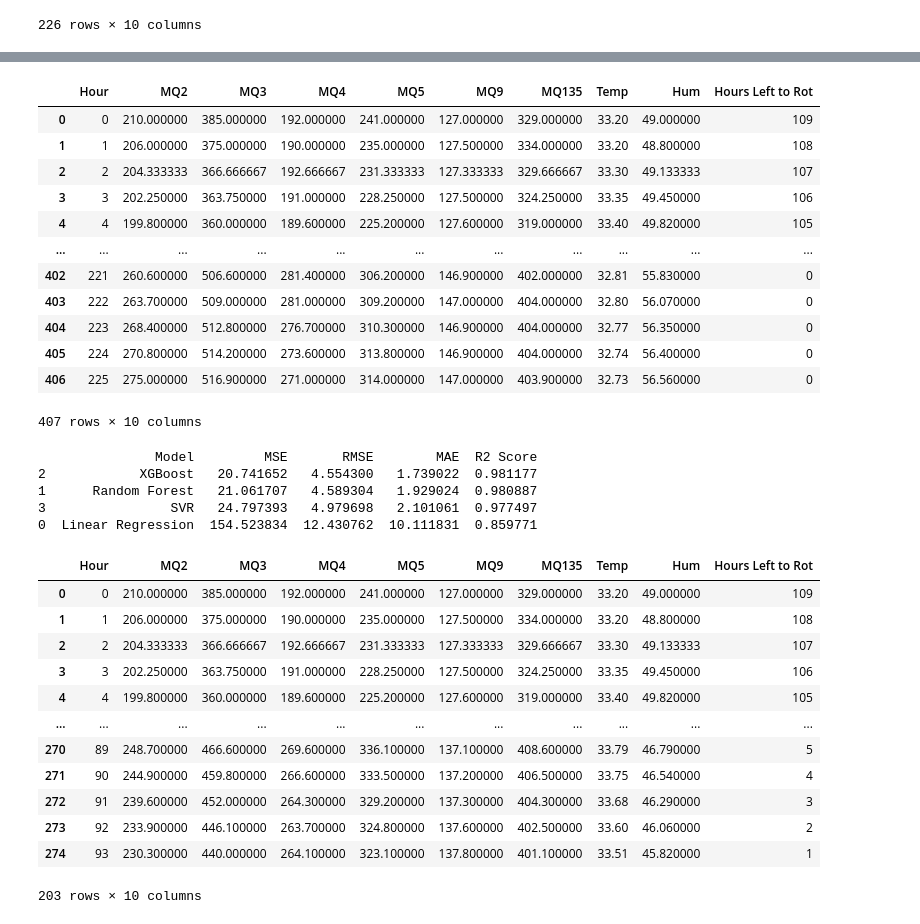
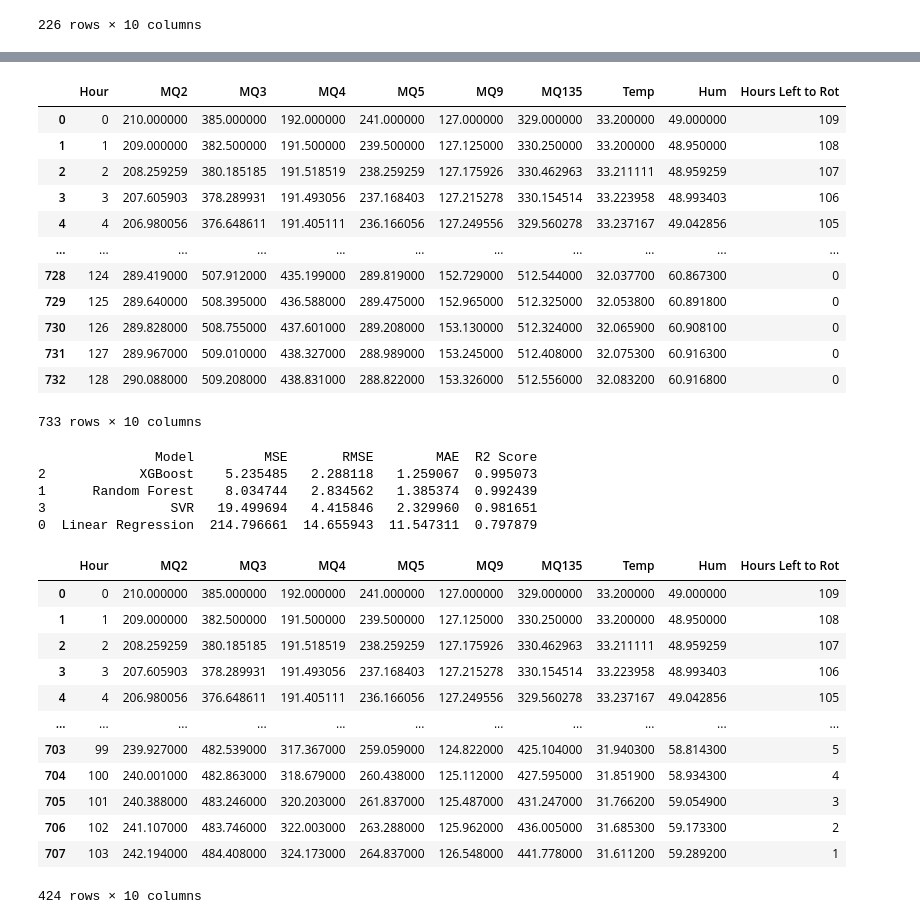
Before and after one commit to Aryan-Prasad-666/Sensor-Enabled-Freshness-Lifespan-Analysis, a Jupyter notebook: freshness_lifespan_analysis.ipynb, the cells around one changed output, grey strips where cells are left out. Cells and saved outputs as stored; diff of their text form; code cells hidden in the pictures.

```diff
--- a/freshness_lifespan_analysis.ipynb
+++ b/freshness_lifespan_analysis.ipynb
@@ -10,6 +10,8 @@ from sklearn.metrics import mean_squared_error, r2_score
 # %%
 df1 = pd.read_csv(r"Banana2_with_rot_hours.csv")
 df2 = pd.read_csv(r"Banana3_with_rot_hours.csv")
+df3 = pd.read_csv(r"Banana4_with_rot_hours.csv")
+df4 = pd.read_csv(r"Banana5_with_rot_hours.csv")
 # %%
 df1
 # %% [output]
@@ -57,6 +59,8 @@ def fill_nan_values(df):
 
 df1 = fill_nan_values(df1)
 df2 = fill_nan_values(df2)
+df3 = fill_nan_values(df3)
+df4 = fill_nan_values(df4)
 # %%
 plt.figure(figsize=(12, 6))
 plt.plot(df1['Hour'], df1['Hum'], label='Humidity (Filled)')
@@ -130,6 +186,24 @@ df2['MQ4'] = df2['MQ4'].rolling(window=10, min_periods=1).mean()
 df2['MQ5'] = df2['MQ5'].rolling(window=10, min_periods=1).mean()
 df2['MQ9'] = df2['MQ9'].rolling(window=10, min_periods=1).mean()
 df2['MQ135'] = df2['MQ135'].rolling(window=10, min_periods=1).mean()
+
+df3['Hum'] = df3['Hum'].rolling(window=10, min_periods=1).mean()
+df3['Temp'] = df3['Temp'].rolling(window=10, min_periods=1).mean()
+df3['MQ2'] = df3['MQ2'].rolling(window=10, min_periods=1).mean()
+df3['MQ3'] = df3['MQ3'].rolling(window=10, min_periods=1).mean()
+df3['MQ4'] = df3['MQ4'].rolling(window=10, min_periods=1).mean()
+df3['MQ5'] = df3['MQ5'].rolling(window=10, min_periods=1).mean()
+df3['MQ9'] = df3['MQ9'].rolling(window=10, min_periods=1).mean()
+df3['MQ135'] = df3['MQ135'].rolling(window=10, min_periods=1).mean()
+
+df4['Hum'] = df4['Hum'].rolling(window=10, min_periods=1).mean()
+df4['Temp'] = df4['Temp'].rolling(window=10, min_periods=1).mean()
+df4['MQ2'] = df4['MQ2'].rolling(window=10, min_periods=1).mean()
+df4['MQ3'] = df4['MQ3'].rolling(window=10, min_periods=1).mean()
+df4['MQ4'] = df4['MQ4'].rolling(window=10, min_periods=1).mean()
+df4['MQ5'] = df4['MQ5'].rolling(window=10, min_periods=1).mean()
+df4['MQ9'] = df4['MQ9'].rolling(window=10, min_periods=1).mean()
+df4['MQ135'] = df4['MQ135'].rolling(window=10, min_periods=1).mean()
 # %%
 plt.figure(figsize=(12, 6))
 plt.plot(df1['Hour'], df1['Hum'], label='Humidity (Filled)')
@@ -203,20 +344,20 @@ plt.show()
 # %%
-df = pd.concat([df1, df2], ignore_index=True)
+df = pd.concat([df1, df2, df3, df4], ignore_index=True)
 df
 # %% [output]
 |  | Hour | MQ2 | MQ3 | MQ4 | MQ5 | MQ9 | MQ135 | Temp | Hum | Hours Left to Rot |
-| 0 | 0 | 210.000000 | 385.000000 | 192.000000 | 241.000000 | 127.000000 | 329.000000 | 33.20 | 49.000000 | 109 |
-| 1 | 1 | 206.000000 | 375.000000 | 190.000000 | 235.000000 | 127.500000 | 334.000000 | 33.20 | 48.800000 | 108 |
-| 2 | 2 | 204.333333 | 366.666667 | 192.666667 | 231.333333 | 127.333333 | 329.666667 | 33.30 | 49.133333 | 107 |
-| 3 | 3 | 202.250000 | 363.750000 | 191.000000 | 228.250000 | 127.500000 | 324.250000 | 33.35 | 49.450000 | 106 |
-| 4 | 4 | 199.800000 | 360.000000 | 189.600000 | 225.200000 | 127.600000 | 319.000000 | 33.40 | 49.820000 | 105 |
+| 0 | 0 | 210.000000 | 385.000000 | 192.000000 | 241.000000 | 127.000000 | 329.000000 | 33.200000 | 49.000000 | 109 |
+| 1 | 1 | 209.000000 | 382.500000 | 191.500000 | 239.500000 | 127.125000 | 330.250000 | 33.200000 | 48.950000 | 108 |
+| 2 | 2 | 208.259259 | 380.185185 | 191.518519 | 238.259259 | 127.175926 | 330.462963 | 33.211111 | 48.959259 | 107 |
+| 3 | 3 | 207.605903 | 378.289931 | 191.493056 | 237.168403 | 127.215278 | 330.154514 | 33.223958 | 48.993403 | 106 |
+| 4 | 4 | 206.980056 | 376.648611 | 191.405111 | 236.166056 | 127.249556 | 329.560278 | 33.237167 | 49.042856 | 105 |
 | ... | ... | ... | ... | ... | ... | ... | ... | ... | ... | ... |
-| 402 | 221 | 260.600000 | 506.600000 | 281.400000 | 306.200000 | 146.900000 | 402.000000 | 32.81 | 55.830000 | 0 |
-| 403 | 222 | 263.700000 | 509.000000 | 281.000000 | 309.200000 | 147.000000 | 404.000000 | 32.80 | 56.070000 | 0 |
-| 404 | 223 | 268.400000 | 512.800000 | 276.700000 | 310.300000 | 146.900000 | 404.000000 | 32.77 | 56.350000 | 0 |
-| 405 | 224 | 270.800000 | 514.200000 | 273.600000 | 313.800000 | 146.900000 | 404.000000 | 32.74 | 56.400000 | 0 |
-| 406 | 225 | 275.000000 | 516.900000 | 271.000000 | 314.000000 | 147.000000 | 403.900000 | 32.73 | 56.560000 | 0 |
+| 728 | 124 | 289.419000 | 507.912000 | 435.199000 | 289.819000 | 152.729000 | 512.544000 | 32.037700 | 60.867300 | 0 |
+| 729 | 125 | 289.640000 | 508.395000 | 436.588000 | 289.475000 | 152.965000 | 512.325000 | 32.053800 | 60.891800 | 0 |
+| 730 | 126 | 289.828000 | 508.755000 | 437.601000 | 289.208000 | 153.130000 | 512.324000 | 32.065900 | 60.908100 | 0 |
+| 731 | 127 | 289.967000 | 509.010000 | 438.327000 | 288.989000 | 153.245000 | 512.408000 | 32.075300 | 60.916300 | 0 |
+| 732 | 128 | 290.088000 | 509.208000 | 438.831000 | 288.822000 | 153.326000 | 512.556000 | 32.083200 | 60.916800 | 0 |
-407 rows × 10 columns
+733 rows × 10 columns
 # %%
 from sklearn.linear_model import LinearRegression
 from sklearn.ensemble import RandomForestRegressor
@@ -264,27 +405,27 @@ results_df = pd.DataFrame(results).sort_values(by='R2 Score', ascending=False)
 print(results_df)
 # %% [output]
                Model         MSE       RMSE        MAE  R2 Score
-2            XGBoost   20.741652   4.554300   1.739022  0.981177
-1      Random Forest   21.061707   4.589304   1.929024  0.980887
-3                SVR   24.797393   4.979698   2.101061  0.977497
-0  Linear Regression  154.523834  12.430762  10.111831  0.859771
+2            XGBoost    5.235485   2.288118   1.259067  0.995073
+1      Random Forest    8.034744   2.834562   1.385374  0.992439
+3                SVR   19.499694   4.415846   2.329960  0.981651
+0  Linear Regression  214.796661  14.655943  11.547311  0.797879
 # %%
 df_filtered = df[df['Hours Left to Rot'] > 0].copy()
 df_filtered
 # %% [output]
 |  | Hour | MQ2 | MQ3 | MQ4 | MQ5 | MQ9 | MQ135 | Temp | Hum | Hours Left to Rot |
-| 0 | 0 | 210.000000 | 385.000000 | 192.000000 | 241.000000 | 127.000000 | 329.000000 | 33.20 | 49.000000 | 109 |
-| 1 | 1 | 206.000000 | 375.000000 | 190.000000 | 235.000000 | 127.500000 | 334.000000 | 33.20 | 48.800000 | 108 |
-| 2 | 2 | 204.333333 | 366.666667 | 192.666667 | 231.333333 | 127.333333 | 329.666667 | 33.30 | 49.133333 | 107 |
-| 3 | 3 | 202.250000 | 363.750000 | 191.000000 | 228.250000 | 127.500000 | 324.250000 | 33.35 | 49.450000 | 106 |
-| 4 | 4 | 199.800000 | 360.000000 | 189.600000 | 225.200000 | 127.600000 | 319.000000 | 33.40 | 49.820000 | 105 |
+| 0 | 0 | 210.000000 | 385.000000 | 192.000000 | 241.000000 | 127.000000 | 329.000000 | 33.200000 | 49.000000 | 109 |
+| 1 | 1 | 209.000000 | 382.500000 | 191.500000 | 239.500000 | 127.125000 | 330.250000 | 33.200000 | 48.950000 | 108 |
+| 2 | 2 | 208.259259 | 380.185185 | 191.518519 | 238.259259 | 127.175926 | 330.462963 | 33.211111 | 48.959259 | 107 |
+| 3 | 3 | 207.605903 | 378.289931 | 191.493056 | 237.168403 | 127.215278 | 330.154514 | 33.223958 | 48.993403 | 106 |
+| 4 | 4 | 206.980056 | 376.648611 | 191.405111 | 236.166056 | 127.249556 | 329.560278 | 33.237167 | 49.042856 | 105 |
 | ... | ... | ... | ... | ... | ... | ... | ... | ... | ... | ... |
-| 270 | 89 | 248.700000 | 466.600000 | 269.600000 | 336.100000 | 137.100000 | 408.600000 | 33.79 | 46.790000 | 5 |
-| 271 | 90 | 244.900000 | 459.800000 | 266.600000 | 333.500000 | 137.200000 | 406.500000 | 33.75 | 46.540000 | 4 |
-| 272 | 91 | 239.600000 | 452.000000 | 264.300000 | 329.200000 | 137.300000 | 404.300000 | 33.68 | 46.290000 | 3 |
-| 273 | 92 | 233.900000 | 446.100000 | 263.700000 | 324.800000 | 137.600000 | 402.500000 | 33.60 | 46.060000 | 2 |
-| 274 | 93 | 230.300000 | 440.000000 | 264.100000 | 323.100000 | 137.800000 | 401.100000 | 33.51 | 45.820000 | 1 |
+| 703 | 99 | 239.927000 | 482.539000 | 317.367000 | 259.059000 | 124.822000 | 425.104000 | 31.940300 | 58.814300 | 5 |
+| 704 | 100 | 240.001000 | 482.863000 | 318.679000 | 260.438000 | 125.112000 | 427.595000 | 31.851900 | 58.934300 | 4 |
+| 705 | 101 | 240.388000 | 483.246000 | 320.203000 | 261.837000 | 125.487000 | 431.247000 | 31.766200 | 59.054900 | 3 |
+| 706 | 102 | 241.107000 | 483.746000 | 322.003000 | 263.288000 | 125.962000 | 436.005000 | 31.685300 | 59.173300 | 2 |
+| 707 | 103 | 242.194000 | 484.408000 | 324.173000 | 264.837000 | 126.548000 | 441.778000 | 31.611200 | 59.289200 | 1 |
-203 rows × 10 columns
+424 rows × 10 columns
 # %%
 features = ['Temp', 'Hum', 'MQ2', 'MQ3', 'MQ4', 'MQ5', 'MQ9', 'MQ135']
 target = 'Hours Left to Rot'
```
Also changed, not shown: parts of 6 cells of this notebook.
